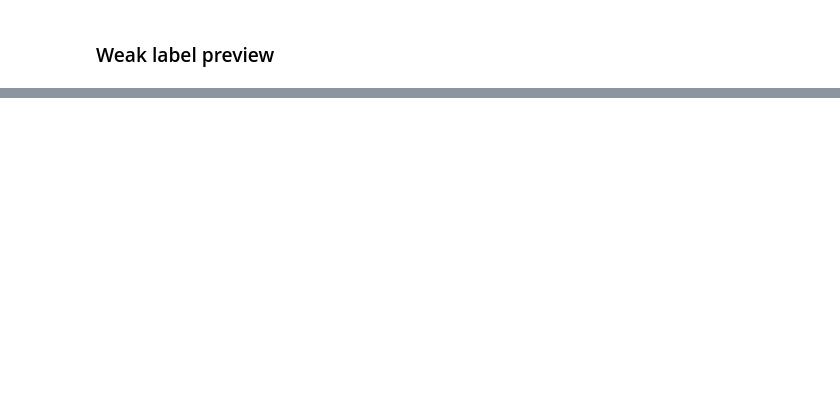
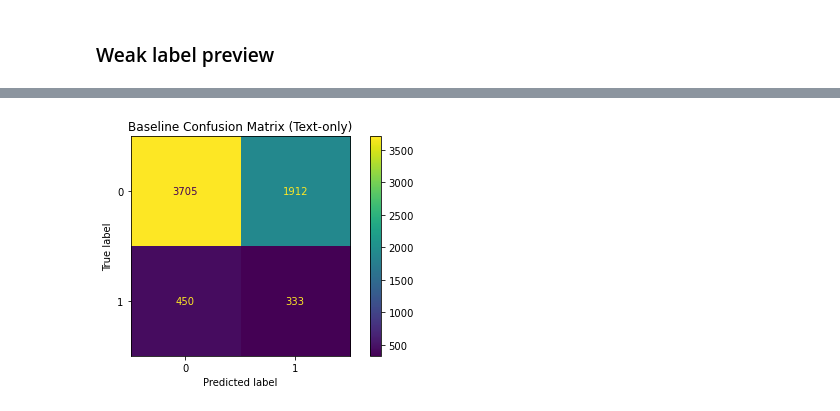
Before and after one commit to WanjikuKahoro/Safaricom-Suspicious-Review-Detection-Using-Machine-Learning, a Jupyter notebook: Emma.ipynb, the cells around one changed output, grey strips where cells are left out. Saved outputs shown, nothing was run; the diff lists cells and outputs as text; code cells hidden in the pictures; blank space fills up the shorter version.

Commit message:
Modelling

```diff
--- a/Emma.ipynb
+++ b/Emma.ipynb
@@ -996,0 +841,35 @@ weighted avg       0.96      0.97      0.96      6400
+# %%
+# Split to train set and test set
+X = df.copy()
+y = df["is_suspicious"].astype(int)
+
+X_train, X_test, y_train, y_test = train_test_split(
+    X, y,
+    test_size=0.2,
+    random_state=42,
+    stratify=y
+)
+# %%
+# baseline model instantiate
+baseline = Pipeline([
+    ("tfidf", TfidfVectorizer(
+        ngram_range=(1,2),
+        min_df=3,
+        max_df=0.9
+    )),
+    ("clf", LogisticRegression(
+        max_iter=300,
+        class_weight="balanced"   # important for imbalanced labels
+    ))
+])
+
+# fit and predict
+baseline.fit(X_train["text_clean"].fillna(""), y_train)
+proba = baseline.predict_proba(X_test["text_clean"].fillna(""))[:, 1]
+pred  = (proba >= 0.5).astype(int)
+
+print("BASELINE REPORT (threshold=0.50)")
+print(classification_report(y_test, pred, digits=3))
+
+print("ROC-AUC:", roc_auc_score(y_test, proba))
+print("PR-AUC :", average_precision_score(y_test, proba))
@@ -996,0 +889,9 @@ weighted avg       0.96      0.97      0.96      6400
+# %%
+cm = confusion_matrix(y_test, pred)
+disp = ConfusionMatrixDisplay(cm, display_labels=[0,1])
+disp.plot(values_format="d")
+plt.title("Baseline Confusion Matrix (Text-only)")
+plt.tight_layout()
+plt.show()
+# %% [output]
+[figure, added]
```
Also changed, not shown: parts of 31 cells of this notebook.
